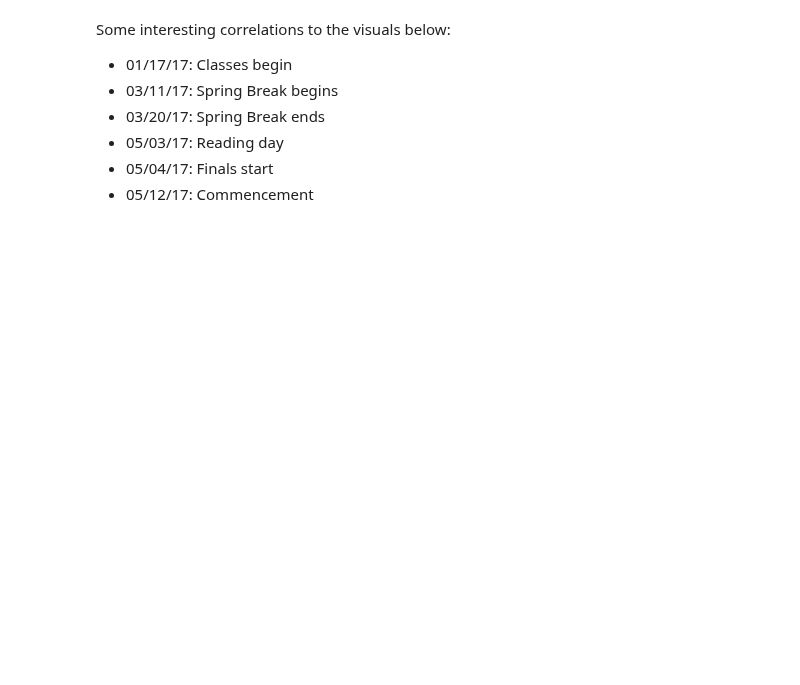
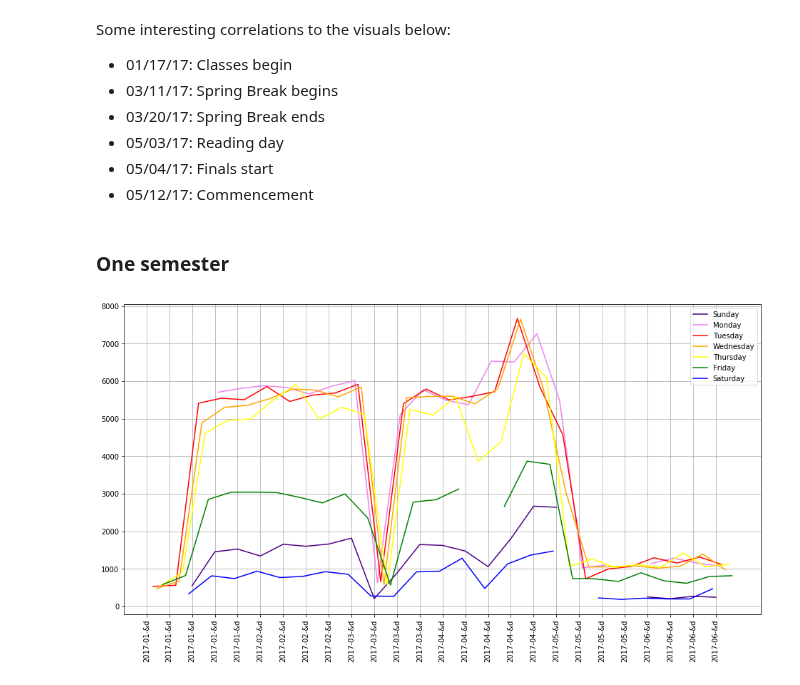
Before and after one commit to UNCG-CSE/Library-Computer-Usage-Analysis, a Jupyter notebook: src/LibraryGateCounts.ipynb, the cells around one changed output. Saved outputs shown, nothing was run; the diff lists cells and outputs as text; code cells hidden in the pictures; blank space fills up the shorter version.

```diff
--- a/src/LibraryGateCounts.ipynb
+++ b/src/LibraryGateCounts.ipynb
@@ -43,3 +67,5 @@ Some interesting correlations to the visuals below:
 - 05/03/17: Reading day
 - 05/04/17: Finals start
 - 05/12/17: Commencement
+# %% [markdown]
+### One semester
@@ -45,0 +79,11 @@ Some interesting correlations to the visuals below:
+# %%
+plt.figure(figsize=(16,8))
+plt.grid(b=True)
+plt.xticks(oneSemesterGateCounts.index.values[::7], oneSemesterGateCounts.Date.dt.strftime("%Y-%m-&d")[::7], rotation = 90)
+for i in range(7):
+    plt.plot(oneSemesterGateCounts.index.values[i::7], oneSemesterGateCounts['Patrons'][i::7].values,\
+            c=dayColors[i],\
+            label=calendar.day_name[oneSemesterGateCounts.iloc[i,0].weekday()]);
+plt.legend();
+# %% [output]
+[figure, added]
```
Also changed, not shown: parts of 49 cells of this notebook, 4 other files.
